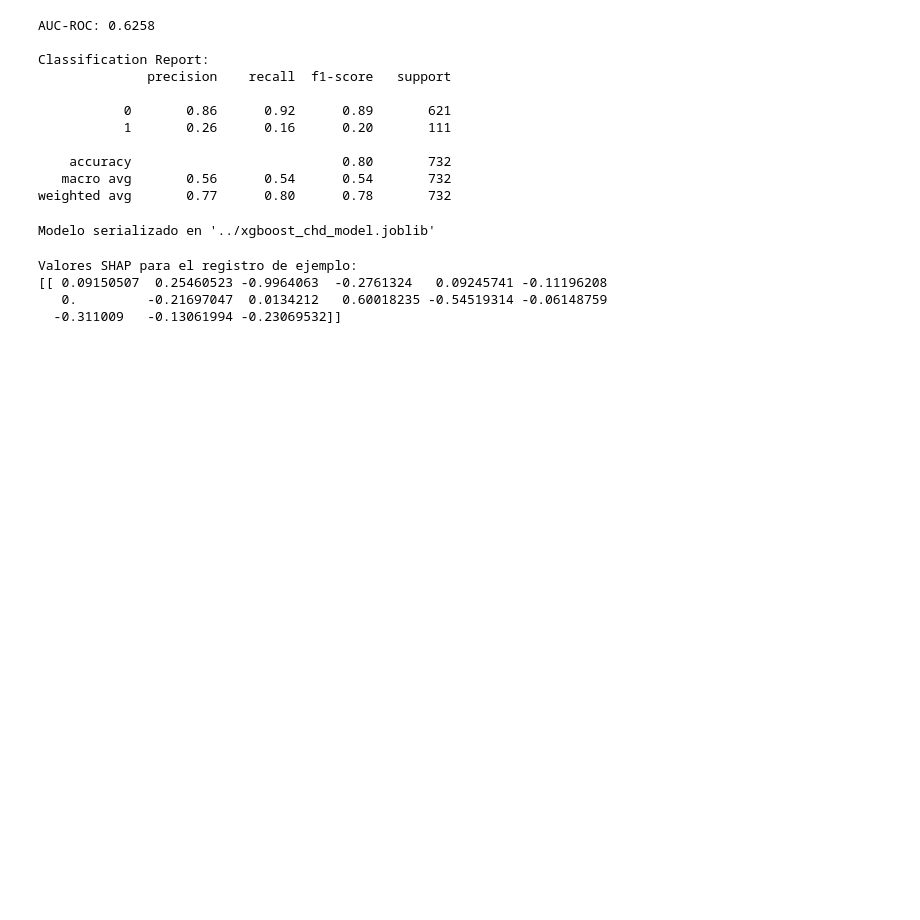
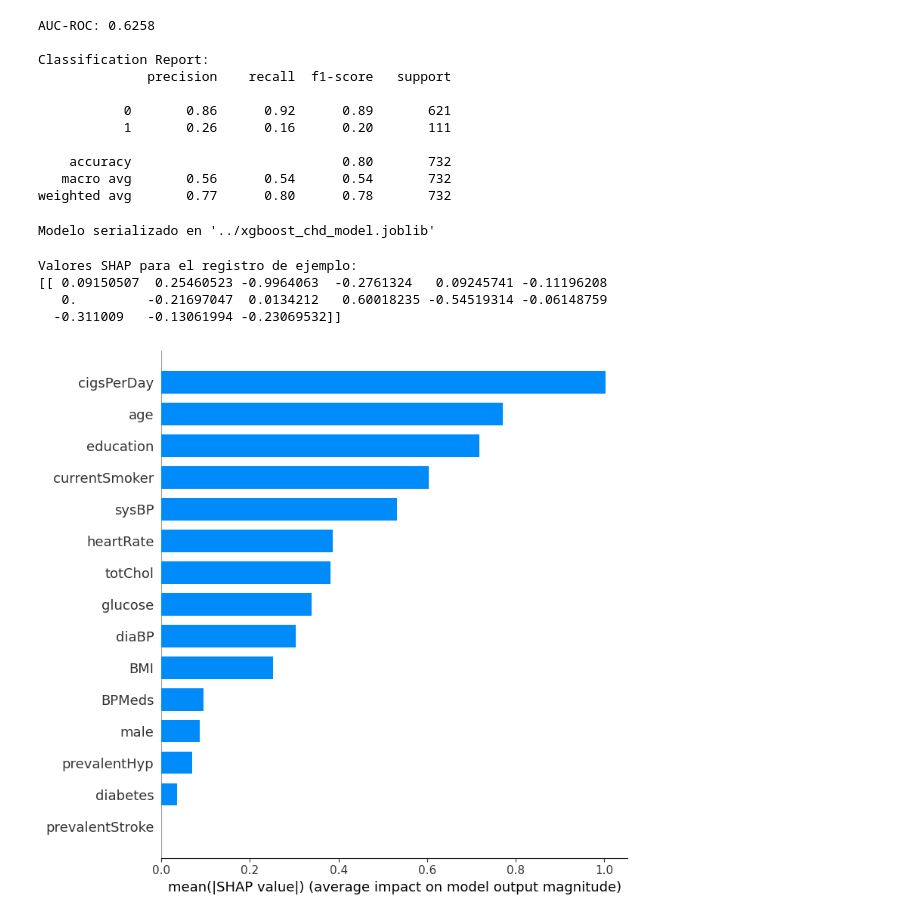
Before and after one commit to App-TDSE/Cardiotwin, a Jupyter notebook: services/engine/notebooks/model_training.ipynb, the cells around one changed output. Saved outputs shown, nothing was run; the diff lists cells and outputs as text; code cells hidden in the pictures; blank space fills up the shorter version.

```diff
--- a/services/engine/notebooks/model_training.ipynb
+++ b/services/engine/notebooks/model_training.ipynb
@@ -121,18 +121,19 @@ Modelo serializado en '../xgboost_chd_model.joblib'
 # %%
 # 7. Integrar shap.TreeExplainer y validar
 explainer = shap.TreeExplainer(model)
 
 # Tomar un registro de ejemplo
 sample = X_test.iloc[[0]]
 shap_values = explainer.shap_values(sample)
 
 print("Valores SHAP para el registro de ejemplo:")
 print(shap_values)
 
 # Mostrar importancia base de features (opcional en Jupyter, descomentar si usas la UI)
-# shap.summary_plot(explainer.shap_values(X_test), X_test, plot_type="bar")
+shap.summary_plot(explainer.shap_values(X_test), X_test, plot_type="bar")
 # %% [output]
 Valores SHAP para el registro de ejemplo:
 [[ 0.09150507  0.25460523 -0.9964063  -0.2761324   0.09245741 -0.11196208
    0.         -0.21697047  0.0134212   0.60018235 -0.54519314 -0.06148759
   -0.311009   -0.13061994 -0.23069532]]
+[figure, added]
```
Also changed, not shown: 2 other files.
